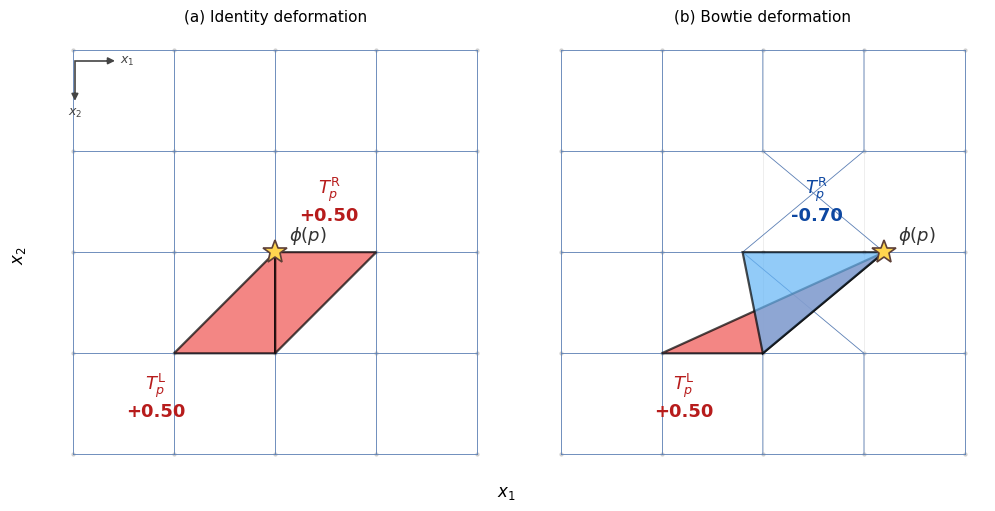
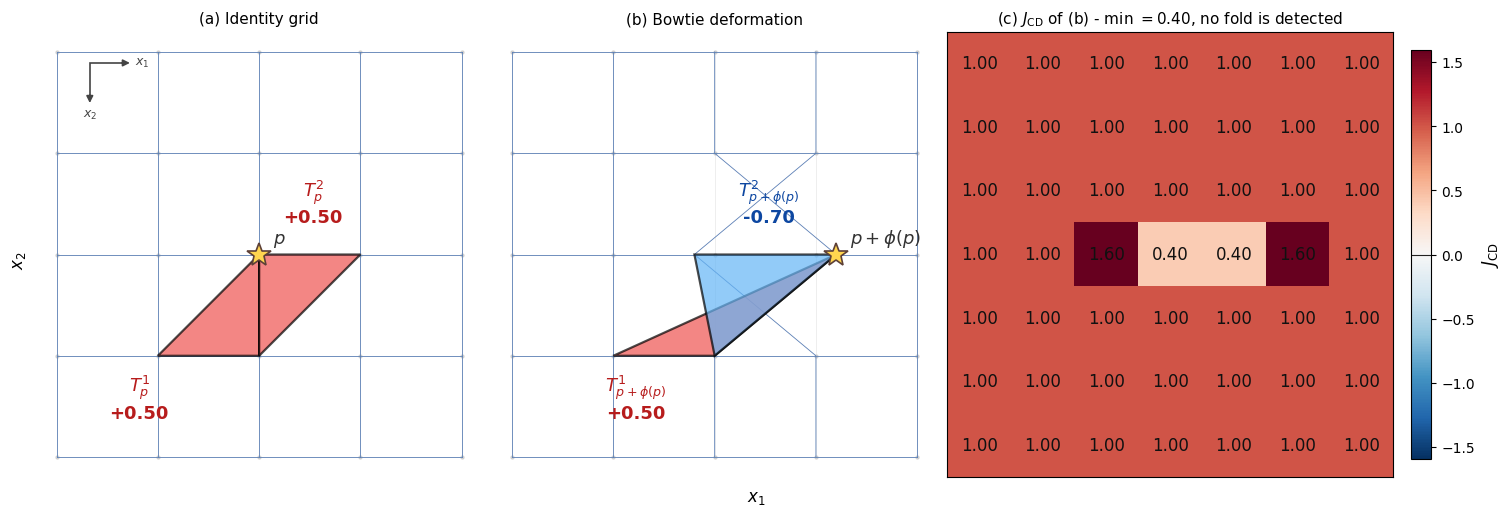
The notebook cell's code change between the first figure and the second:
--- before
+++ after
@@ -1,3 +1,3 @@
-fig1, axes = plt.subplots(1, 2, figsize=(10, 5), layout='constrained')
+fig1, axes = plt.subplots(1, 3, figsize=(15, 5), layout='constrained')
 
 # Anchor at vertex p = (xc, yc). With the manuscript convention, p's
@@ -5,8 +5,47 @@
 # corners -- exactly the two bowtie pixels -- so T^(2)_p (which contains
 # both q_0 and q_3) flips on the bowtie.
+# Panel (a): identity, phi(p) = 0, so the star sits at p itself -- label "p",
+# and the triangles stay as T_p^{L,R}.
+# Panel (b): bowtie, label the warped vertex "p + phi(p)" and tie the
+# triangle subscripts to that same warped point (T_{p+phi(p)}^{L,R}).
+# Disable plot_pixel_triangles' auto-compass on (a) so we can place it
+# manually a touch further from the left spine.
 plot_pixel_triangles(axes[0], phi_identity, x=xc, y=yc,
-                     title='(a) Identity deformation', show_compass=True)
+                     title='(a) Identity grid', show_compass=False,
+                     point_label=r'$p$', triangle_subscript=r'p')
+draw_axis_compass(axes[0], loc=(0.12, 0.93))
 plot_pixel_triangles(axes[1], phi_bowtie,   x=xc, y=yc,
-                     title='(b) Bowtie deformation', show_compass=False)
+                     title='(b) Bowtie deformation', show_compass=False,
+                     point_label=r'$p + \phi(p)$',
+                     triangle_subscript=r'p + \phi(p)')
+
+# (c) Central-difference Jacobian field of the bowtie. Computed via
+# np.gradient (central differences in the interior, one-sided at edges)
+# inside dvfopt.jacobian.jacobian_det2D. Symmetric divergent colour map
+# centred at 0 -- consistent with the rest of the notebook -- so the
+# "no negatives anywhere" message is visually obvious.
+ax = axes[2]
+jcd = jacobian_det2D(phi_bowtie)[0]
+vmax_j = max(abs(jcd.min()), abs(jcd.max()))
+im = ax.imshow(jcd, cmap='RdBu_r', vmin=-vmax_j, vmax=vmax_j,
+               extent=(-0.5, W - 0.5, H - 0.5, -0.5),
+               interpolation='nearest')
+cb = plt.colorbar(im, ax=ax, fraction=0.046, pad=0.04)
+cb.set_label(r'$J_\mathrm{CD}$', fontsize=12)
+# Mark the fold threshold (J = 0) on the colourbar so the reader's eye
+# can see the gap between J_CD's minimum and the fold threshold.
+cb.ax.axhline(0, color='#222', lw=0.8)
+
+# Per-pixel J_CD value labels.
+for yi in range(H):
+    for xi in range(W):
+        ax.text(xi, yi, f'{jcd[yi, xi]:.2f}',
+                ha='center', va='center', fontsize=12, color='#111',
+                zorder=4)
+
+ax.set_aspect('equal')
+ax.set_xticks([]); ax.set_yticks([])
+ax.set_title(rf'(c) $J_\mathrm{{CD}}$ of (b) - '
+             rf'min $= {jcd.min():.2f}$, no fold is detected', fontsize=11)
 
 # Show axis labels only once on the whole figure

Commit: Refactor triangle labels and enhance notebook visuals